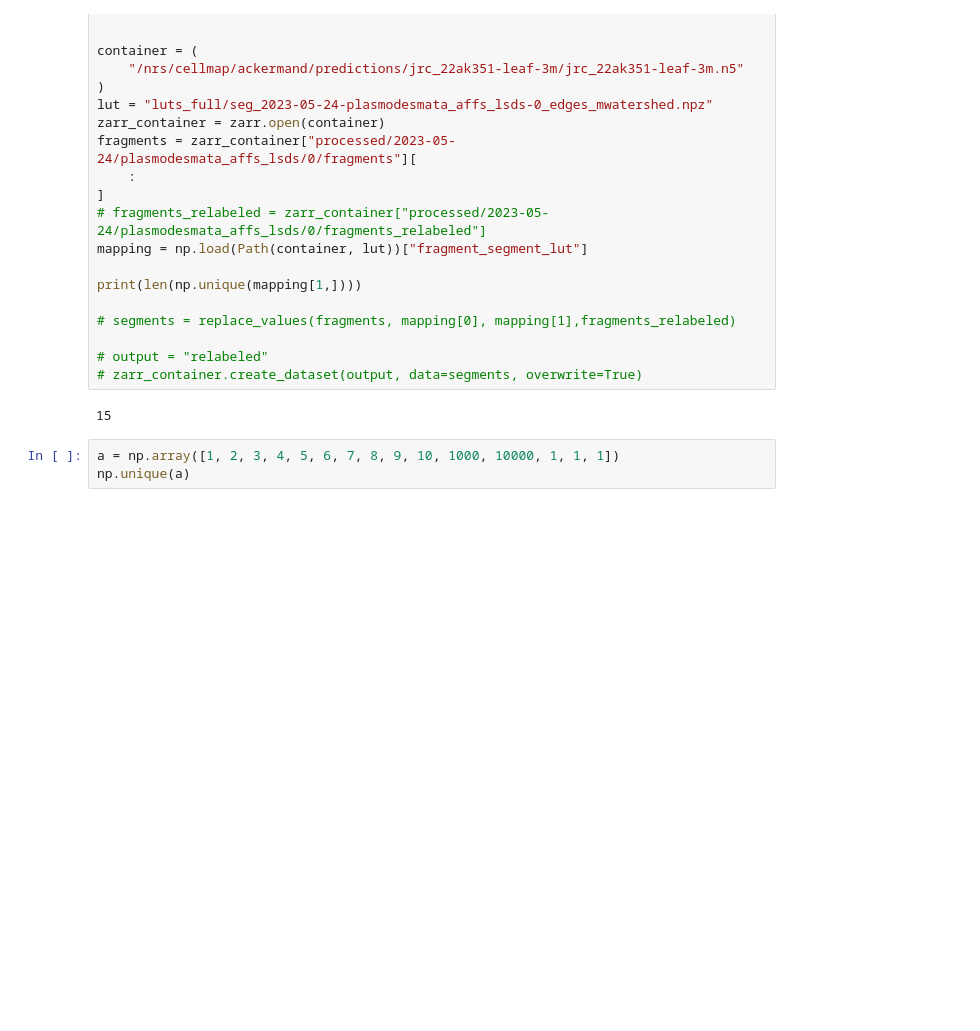
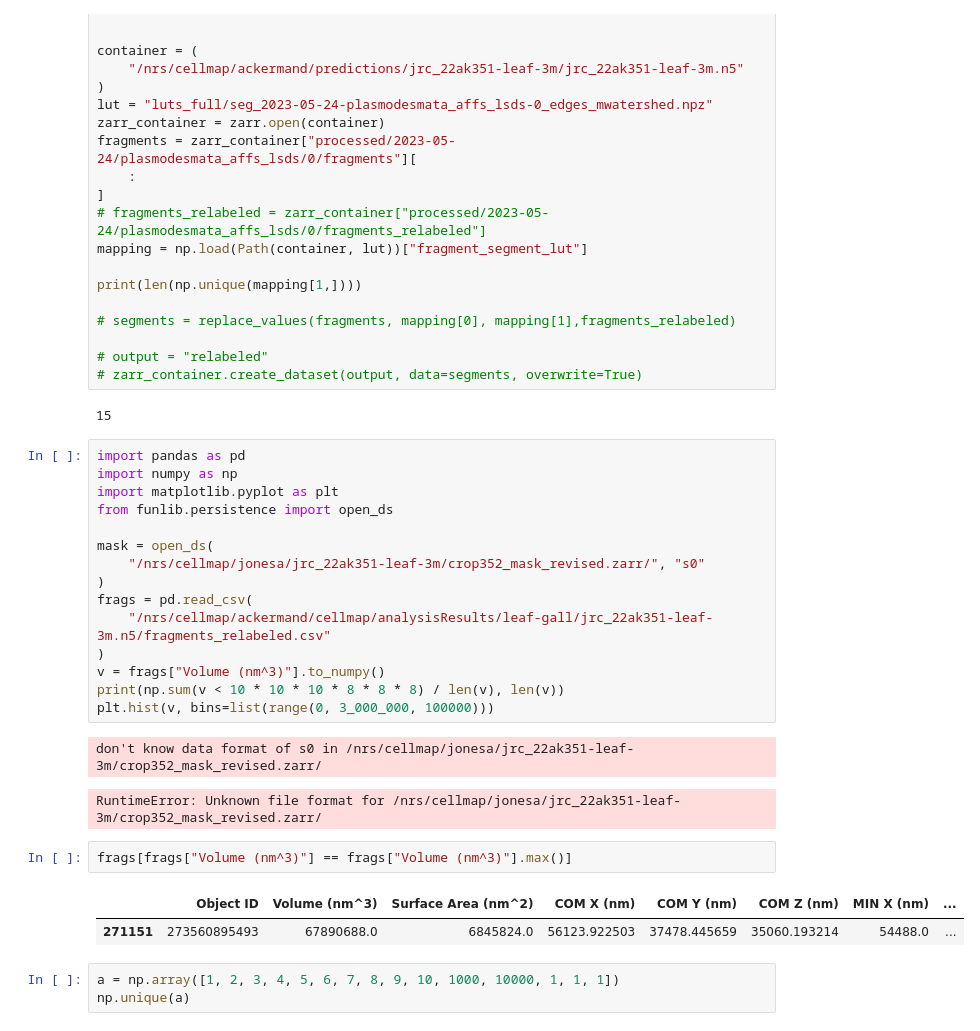
Before and after one commit to davidackerman/plasmodesmata_dacapo, a Jupyter notebook: preprocessing.ipynb, the cells around one changed output. Saved outputs shown, nothing was run; the diff lists cells and outputs as text; blank space fills up the shorter version.

```diff
--- a/preprocessing.ipynb
+++ b/preprocessing.ipynb
@@ -1375,6 +1843,29 @@ print(len(np.unique(mapping[1,])))
 # zarr_container.create_dataset(output, data=segments, overwrite=True)
 # %% [output]
 15
+# %%
+import pandas as pd
+import numpy as np
+import matplotlib.pyplot as plt
+from funlib.persistence import open_ds
+
+mask = open_ds(
+    "/nrs/cellmap/jonesa/jrc_22ak351-leaf-3m/crop352_mask_revised.zarr/", "s0"
+)
+frags = pd.read_csv(
+    "/nrs/cellmap/ackermand/cellmap/analysisResults/leaf-gall/jrc_22ak351-leaf-3m.n5/fragments_relabeled.csv"
+)
+v = frags["Volume (nm^3)"].to_numpy()
+print(np.sum(v < 10 * 10 * 10 * 8 * 8 * 8) / len(v), len(v))
+plt.hist(v, bins=list(range(0, 3_000_000, 100000)))
+# %% [output]
+don't know data format of s0 in /nrs/cellmap/jonesa/jrc_22ak351-leaf-3m/crop352_mask_revised.zarr/
+RuntimeError: Unknown file format for /nrs/cellmap/jonesa/jrc_22ak351-leaf-3m/crop352_mask_revised.zarr/
+# %%
+frags[frags["Volume (nm^3)"] == frags["Volume (nm^3)"].max()]
+# %% [output]
+|  | Object ID | Volume (nm^3) | Surface Area (nm^2) | COM X (nm) | COM Y (nm) | COM Z (nm) | MIN X (nm) | ... |
+| 271151 | 273560895493 | 67890688.0 | 6845824.0 | 56123.922503 | 37478.445659 | 35060.193214 | 54488.0 | ... |
 # %%
 a = np.array([1, 2, 3, 4, 5, 6, 7, 8, 9, 10, 1000, 10000, 1, 1, 1])
 np.unique(a)
```
Also changed, not shown: parts of 53 cells of this notebook.
